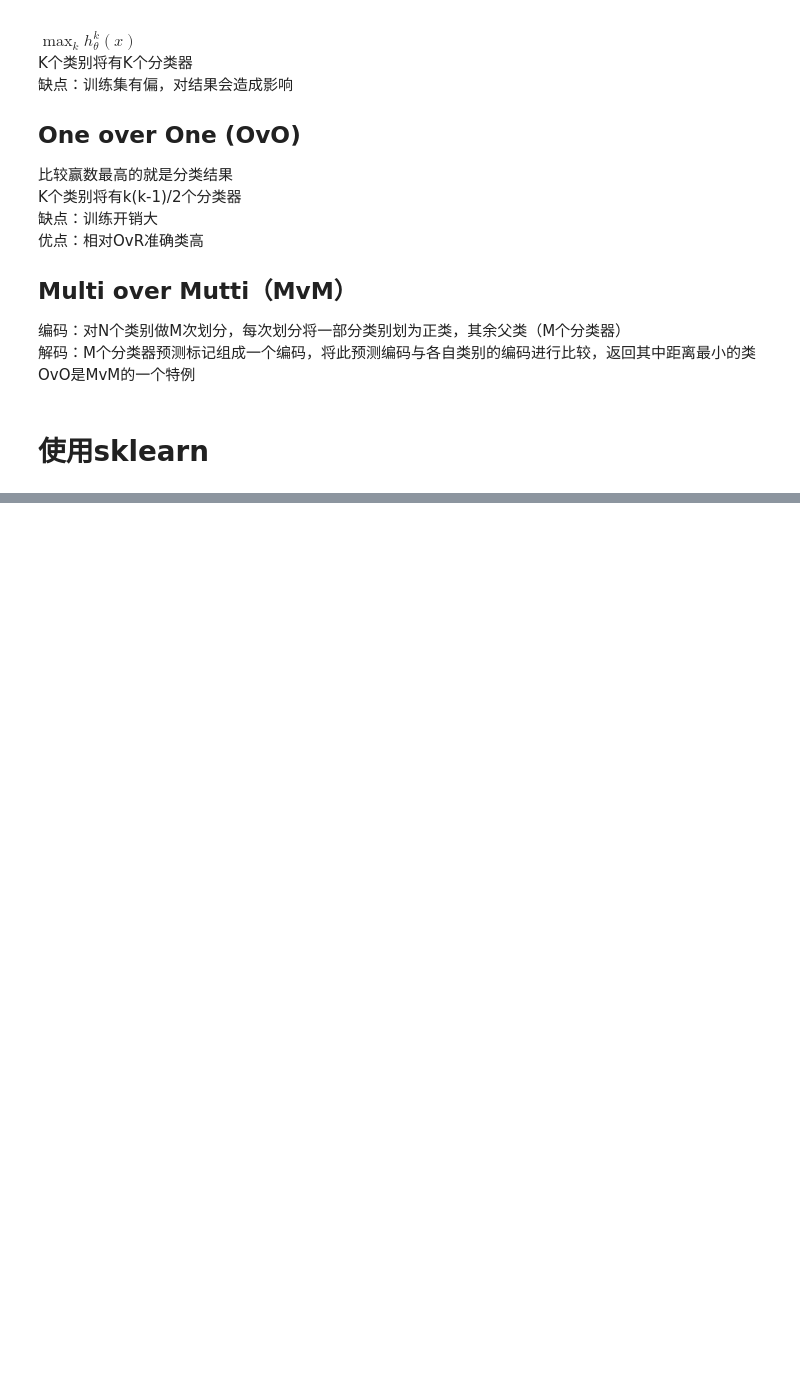
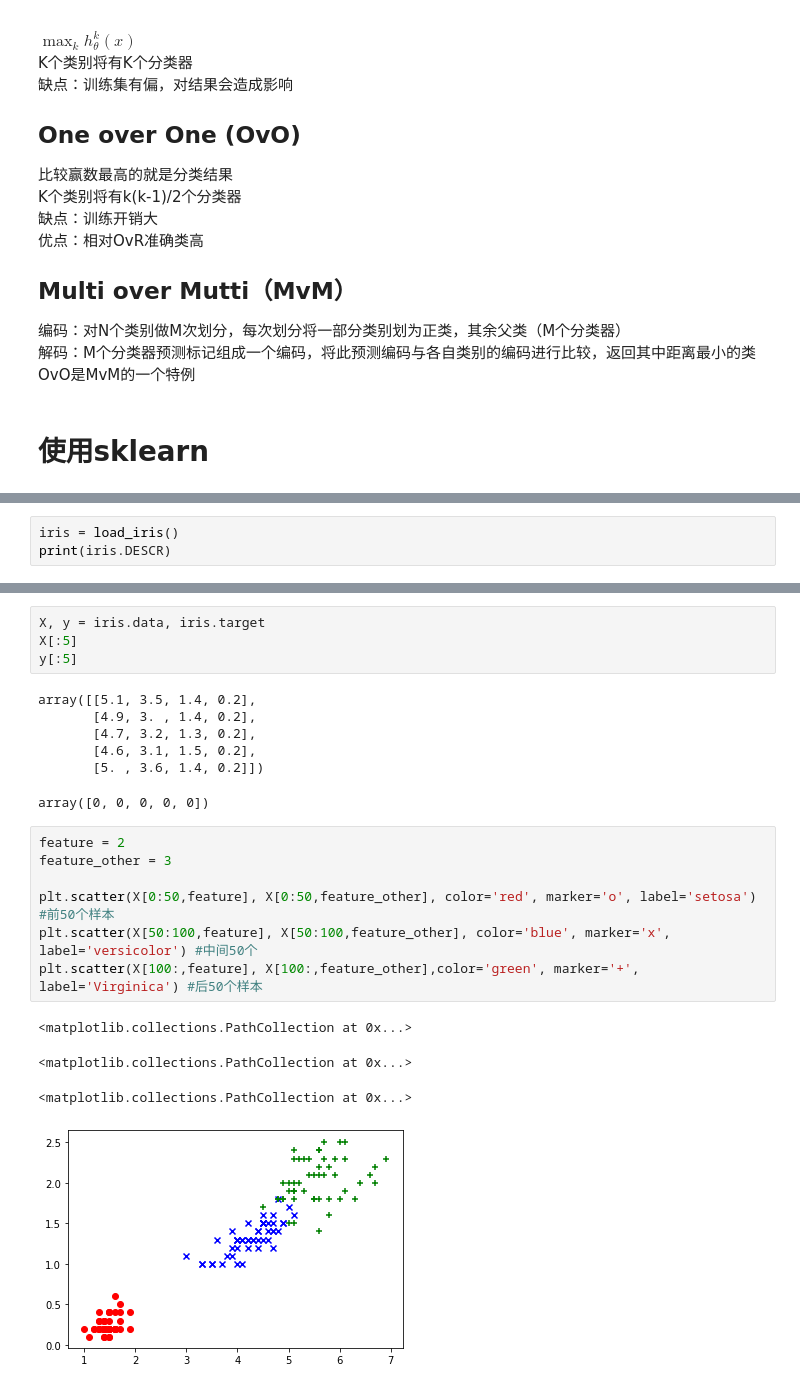
Before and after one commit to longfengpili/ML_algorithm_engineer_camp, a Jupyter notebook: 第三章、逻辑回归.ipynb, the cells around one changed output, grey strips where cells are left out. Cells and saved outputs as stored; diff of their text form; blank space fills up the shorter version.

```diff
--- a/第三章、逻辑回归.ipynb
+++ b/第三章、逻辑回归.ipynb
@@ -262,0 +323,3 @@ OvO是MvM的一个特例
+# %%
+iris = load_iris()
+print(iris.DESCR)
@@ -262,0 +344,23 @@ OvO是MvM的一个特例
+# %%
+X, y = iris.data, iris.target
+X[:5]
+y[:5]
+# %% [output]
+array([[5.1, 3.5, 1.4, 0.2],
+       [4.9, 3. , 1.4, 0.2],
+       [4.7, 3.2, 1.3, 0.2],
+       [4.6, 3.1, 1.5, 0.2],
+       [5. , 3.6, 1.4, 0.2]])
+array([0, 0, 0, 0, 0])
+# %%
+feature = 2
+feature_other = 3
+
+plt.scatter(X[0:50,feature], X[0:50,feature_other], color='red', marker='o', label='setosa') #前50个样本
+plt.scatter(X[50:100,feature], X[50:100,feature_other], color='blue', marker='x', label='versicolor') #中间50个
+plt.scatter(X[100:,feature], X[100:,feature_other],color='green', marker='+', label='Virginica') #后50个样本
+# %% [output]
+<matplotlib.collections.PathCollection at 0x...>
+<matplotlib.collections.PathCollection at 0x...>
+<matplotlib.collections.PathCollection at 0x...>
+[figure, added]
```
Also changed, not shown: parts of 15 cells of this notebook.
